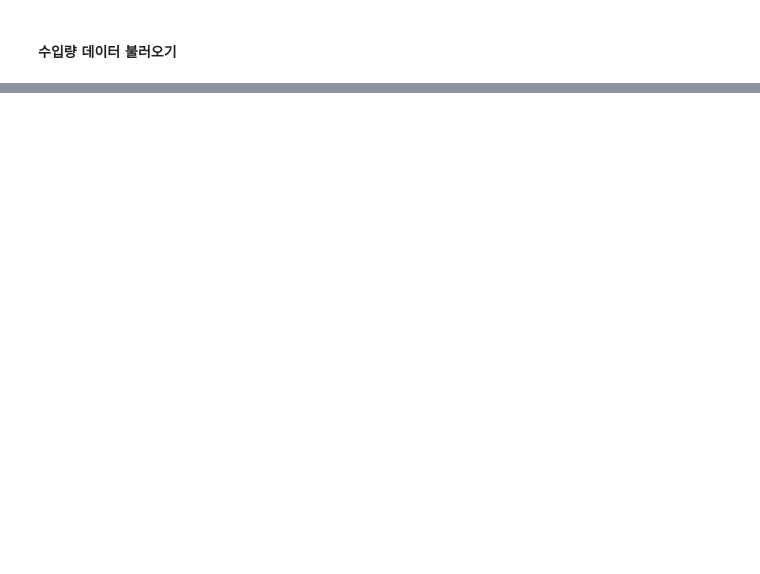
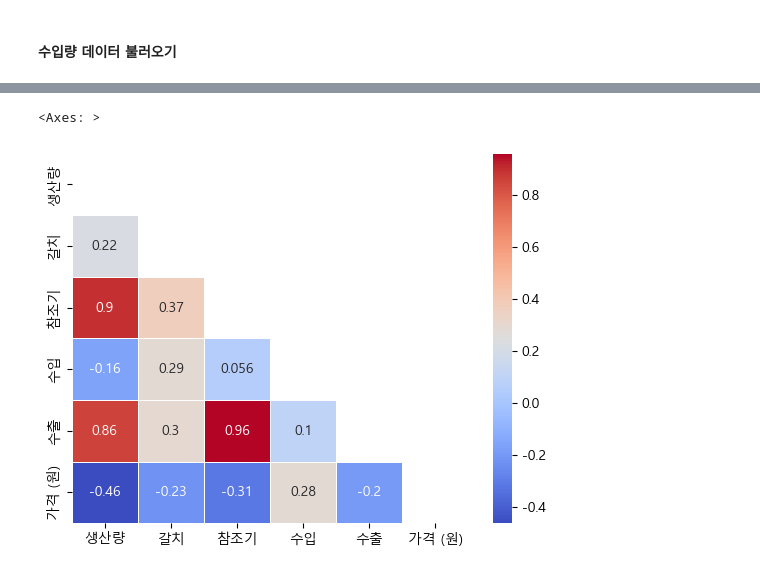
Before and after one commit to dlwogus552/big_data_project, a Jupyter notebook: python/analysis/가격_생산량_상관분석.ipynb, the cells around one changed output, grey strips where cells are left out. Drawn from its saved outputs; the diff is of its cells as text; code cells hidden in the pictures; blank space fills up the shorter version.

```diff
--- a/python/analysis/가격_생산량_상관분석.ipynb
+++ b/python/analysis/가격_생산량_상관분석.ipynb
@@ -172,0 +170,5 @@ mackerel_import_quantity.iloc[:,:-1]
+# %%
+df=pd.read_csv('../data/merge/mackerel_price_trade2.csv')
+df=df[df['년도']==2016]
+corr=df.iloc[:,2:].corr()
+corr
@@ -172,0 +183,6 @@ mackerel_import_quantity.iloc[:,:-1]
+# %%
+mask=np.triu(np.ones_like(corr,dtype=bool))
+sns.heatmap(corr,mask=mask, annot=True,cmap='coolwarm',linewidths=.5)
+# %% [output]
+<Axes: >
+[figure, added]
```
Also changed, not shown: parts of 7 cells of this notebook, 23 other files.
